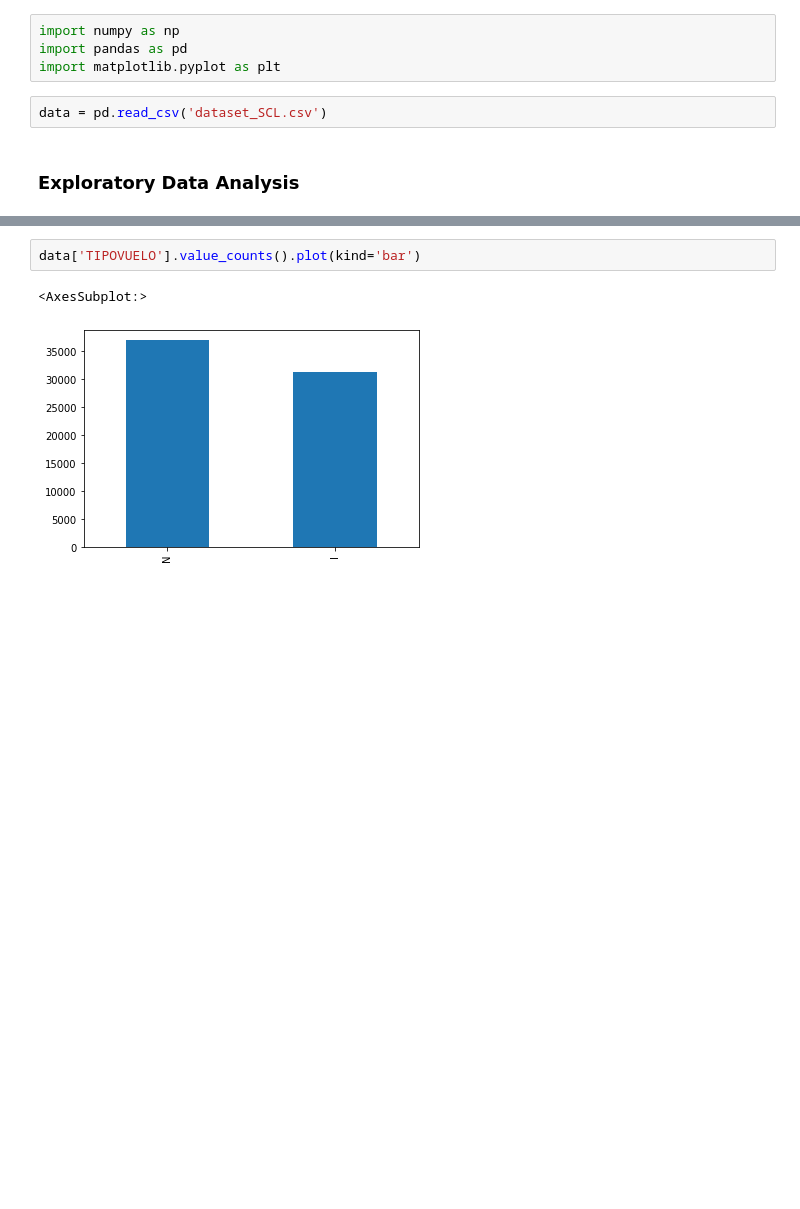
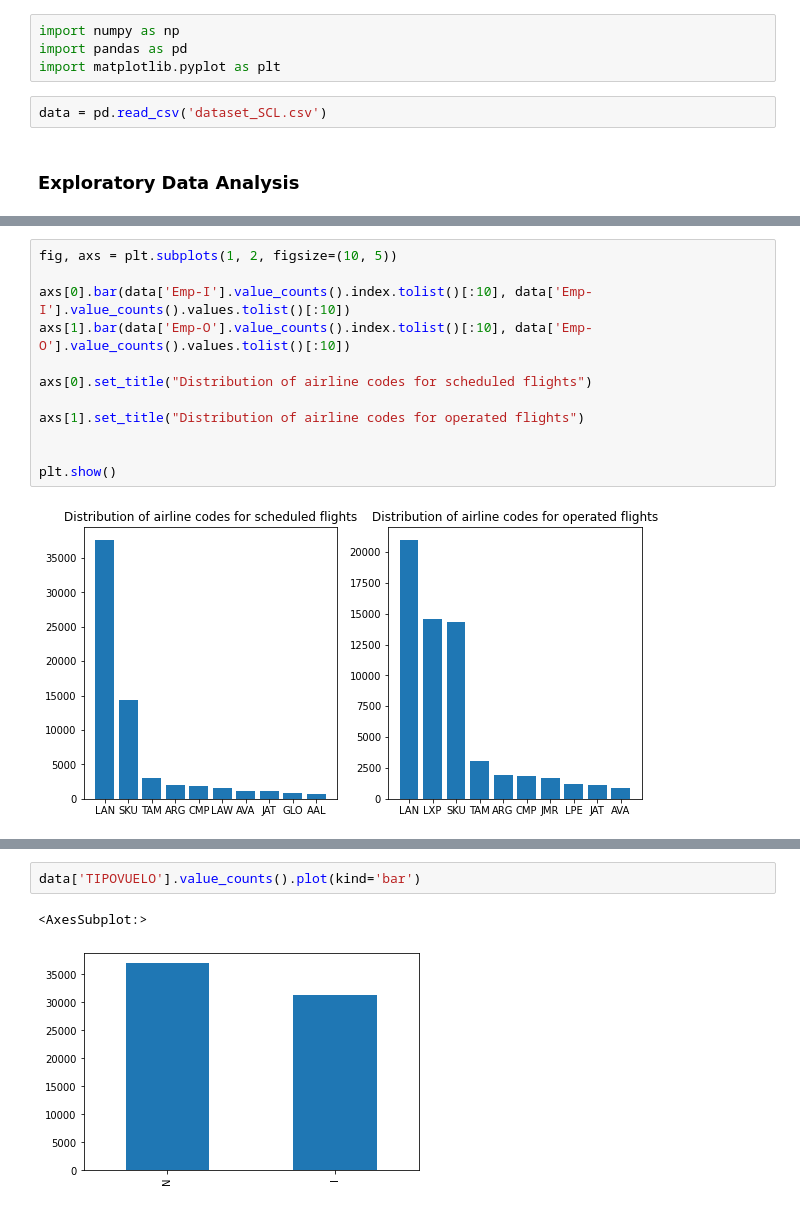
Before and after one commit to MariaPonomarenko38/Data-Scientist-Challenge, a Jupyter notebook: solution.ipynb, the cells around one changed output, grey strips where cells are left out. Drawn from its saved outputs; the diff is of its cells as text; blank space fills up the shorter version.

```diff
--- a/solution.ipynb
+++ b/solution.ipynb
@@ -15,4 +15,18 @@ data.head()
 | 2 | 2017-01-03 23:30:00 | 226 | SCEL | KMIA | AAL | 2017-01-03 23:39:00 | 226 | SCEL | KMIA | AAL | 3 | ... |
 | 3 | 2017-01-04 23:30:00 | 226 | SCEL | KMIA | AAL | 2017-01-04 23:33:00 | 226 | SCEL | KMIA | AAL | 4 | ... |
 | 4 | 2017-01-05 23:30:00 | 226 | SCEL | KMIA | AAL | 2017-01-05 23:28:00 | 226 | SCEL | KMIA | AAL | 5 | ... |
+# %%
+fig, axs = plt.subplots(1, 2, figsize=(10, 5))
+
+axs[0].bar(data['Emp-I'].value_counts().index.tolist()[:10], data['Emp-I'].value_counts().values.tolist()[:10])
+axs[1].bar(data['Emp-O'].value_counts().index.tolist()[:10], data['Emp-O'].value_counts().values.tolist()[:10])
+
+axs[0].set_title("Distribution of airline codes for scheduled flights")
+
+axs[1].set_title("Distribution of airline codes for operated flights")
+
+
+plt.show()
+# %% [output]
+[figure, added]
 # %%
```
Also changed, not shown: parts of 8 cells of this notebook.
